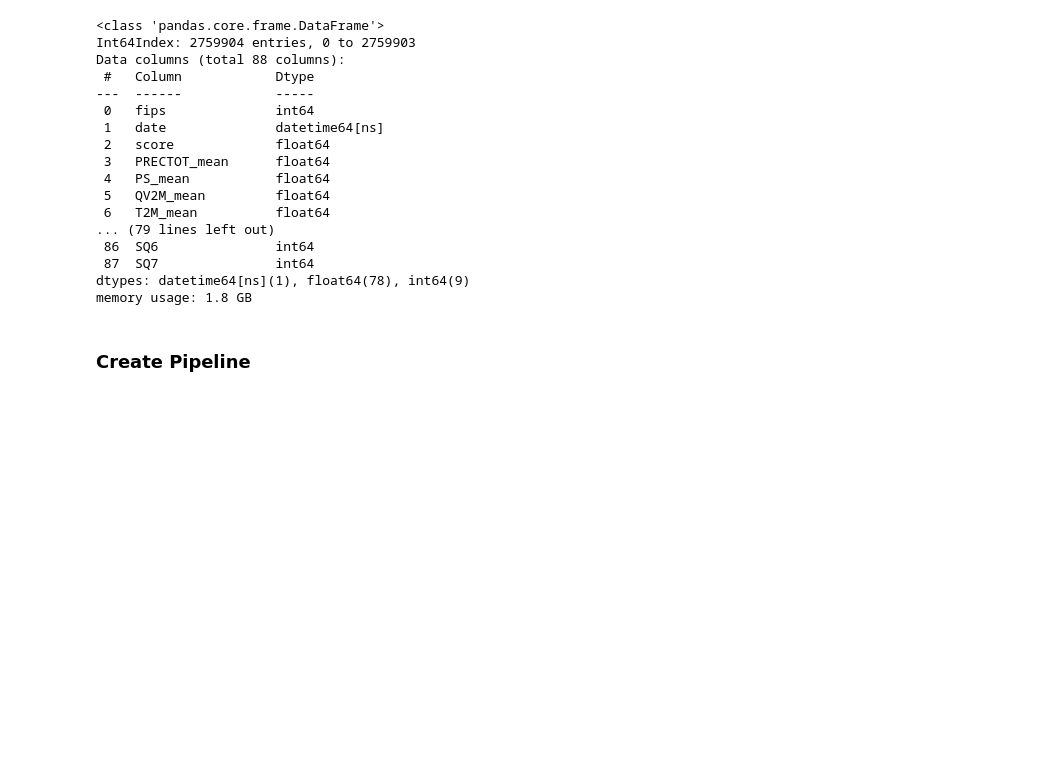
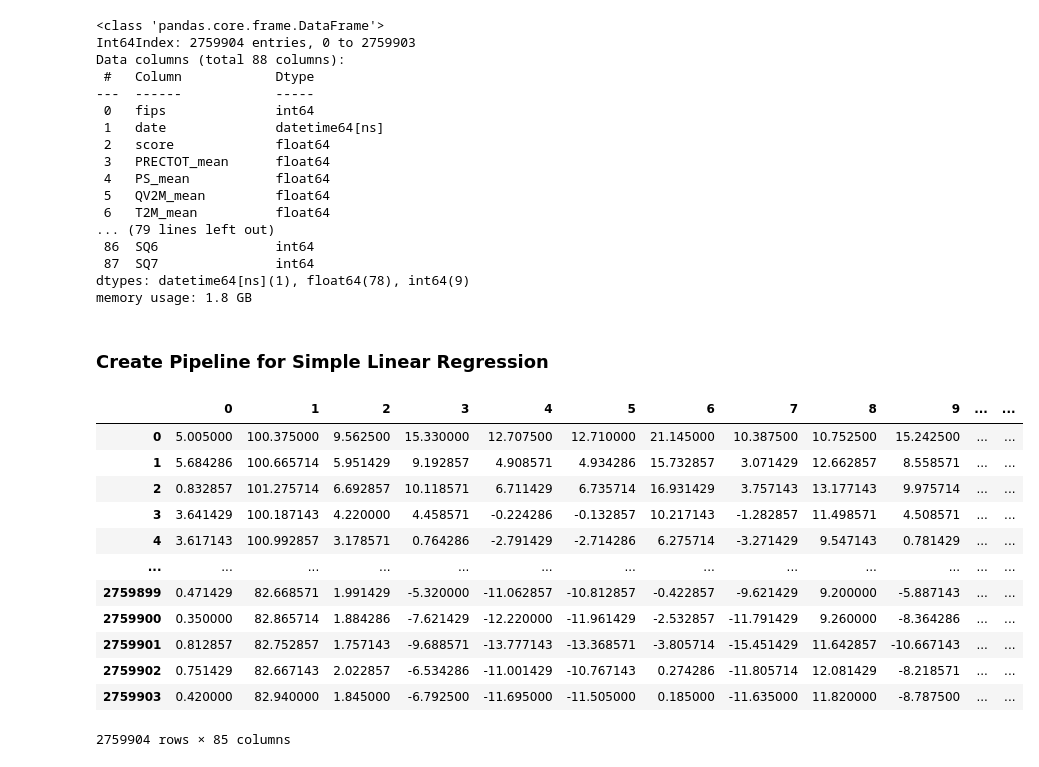
Before and after one commit to ChadDelany/drought_prediction, a Jupyter notebook: Notebooks/04b_Modeling_CV.ipynb, the cells around one changed output. Drawn from its saved outputs; the diff is of its cells as text; code cells hidden in the pictures; blank space fills up the shorter version.

Commit message:
updating Linear Regression

```diff
--- a/Notebooks/04b_Modeling_CV.ipynb
+++ b/Notebooks/04b_Modeling_CV.ipynb
@@ -69,7 +69,7 @@ Data columns (total 88 columns):
 dtypes: datetime64[ns](1), float64(78), int64(9)
 memory usage: 1.8 GB
 # %% [markdown]
-### Create Pipeline
+### Create Pipeline for Simple Linear Regression
 # %%
 # Breaking out independent numerical variables from target variable, categorical variable ('fips'), and date.
 cols = tsm.columns.tolist()
@@ -85,3 +85,21 @@ y = tsm.loc[:,['score']].values
 # X_train, X_test, y_train, y_test = train_test_split(X, y,
 #                                                     test_size=0.3,
 #                                                     random_state=42)
+X = pd.DataFrame(X)
+y = pd.DataFrame(y)
+# %%
+X
+# %% [output]
+|  | 0 | 1 | 2 | 3 | 4 | 5 | 6 | 7 | 8 | 9 | ... | ... |
+| 0 | 5.005000 | 100.375000 | 9.562500 | 15.330000 | 12.707500 | 12.710000 | 21.145000 | 10.387500 | 10.752500 | 15.242500 | ... | ... |
+| 1 | 5.684286 | 100.665714 | 5.951429 | 9.192857 | 4.908571 | 4.934286 | 15.732857 | 3.071429 | 12.662857 | 8.558571 | ... | ... |
+| 2 | 0.832857 | 101.275714 | 6.692857 | 10.118571 | 6.711429 | 6.735714 | 16.931429 | 3.757143 | 13.177143 | 9.975714 | ... | ... |
+| 3 | 3.641429 | 100.187143 | 4.220000 | 4.458571 | -0.224286 | -0.132857 | 10.217143 | -1.282857 | 11.498571 | 4.508571 | ... | ... |
+| 4 | 3.617143 | 100.992857 | 3.178571 | 0.764286 | -2.791429 | -2.714286 | 6.275714 | -3.271429 | 9.547143 | 0.781429 | ... | ... |
+| ... | ... | ... | ... | ... | ... | ... | ... | ... | ... | ... | ... | ... |
+| 2759899 | 0.471429 | 82.668571 | 1.991429 | -5.320000 | -11.062857 | -10.812857 | -0.422857 | -9.621429 | 9.200000 | -5.887143 | ... | ... |
+| 2759900 | 0.350000 | 82.865714 | 1.884286 | -7.621429 | -12.220000 | -11.961429 | -2.532857 | -11.791429 | 9.260000 | -8.364286 | ... | ... |
+| 2759901 | 0.812857 | 82.752857 | 1.757143 | -9.688571 | -13.777143 | -13.368571 | -3.805714 | -15.451429 | 11.642857 | -10.667143 | ... | ... |
+| 2759902 | 0.751429 | 82.667143 | 2.022857 | -6.534286 | -11.001429 | -10.767143 | 0.274286 | -11.805714 | 12.081429 | -8.218571 | ... | ... |
+| 2759903 | 0.420000 | 82.940000 | 1.845000 | -6.792500 | -11.695000 | -11.505000 | 0.185000 | -11.635000 | 11.820000 | -8.787500 | ... | ... |
+2759904 rows × 85 columns
```
Also changed, not shown: parts of 25 cells of this notebook, 1 other file.
